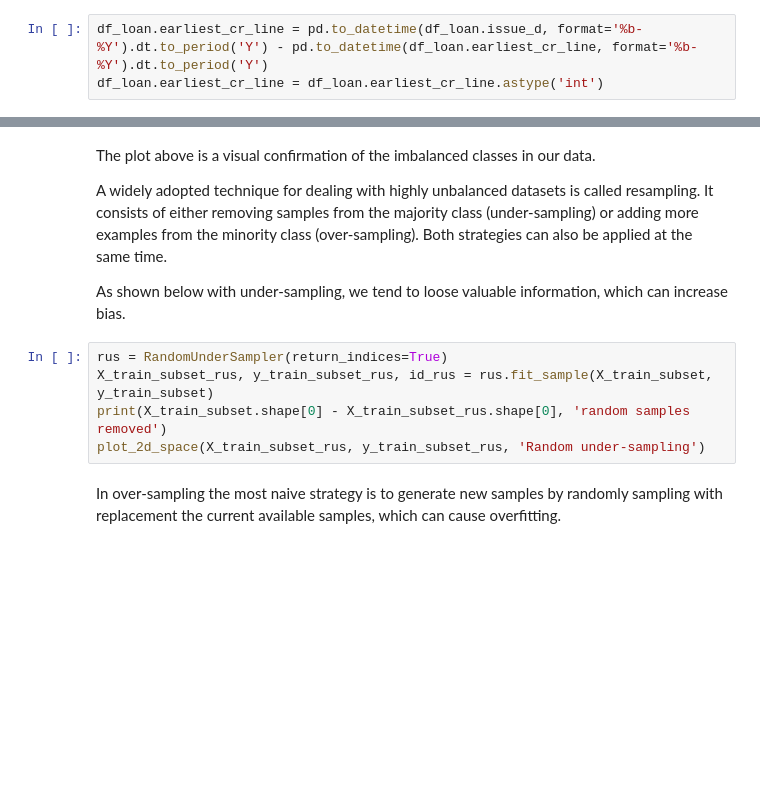
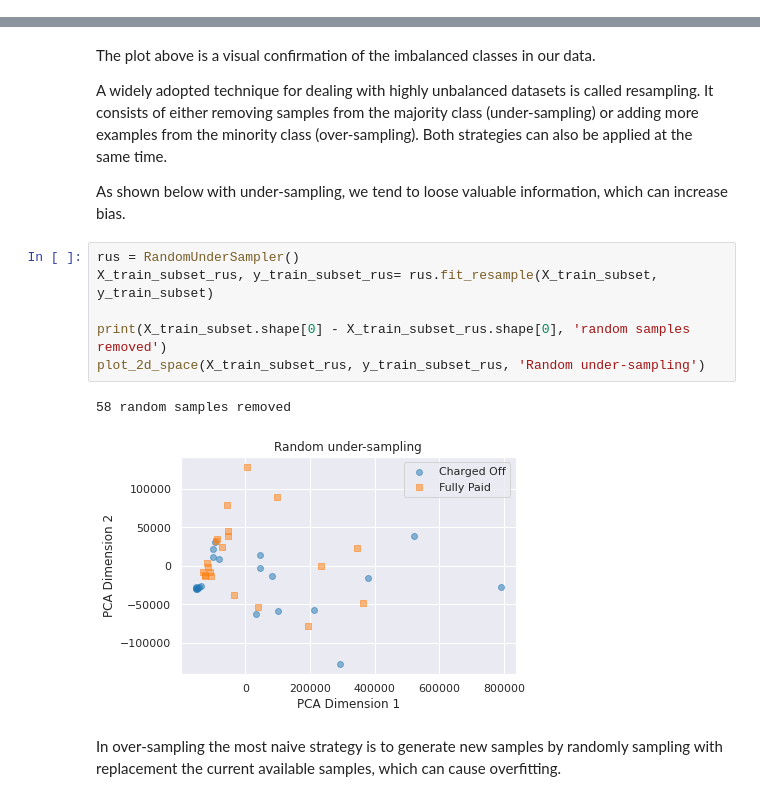
Before and after one commit to Shiqing-Du/BDML, a Jupyter notebook: LC Models.ipynb, the cells around one changed output, grey strips where cells are left out. Drawn from its saved outputs; the diff is of its cells as text; blank space fills up the shorter version.

```diff
--- a/LC Models.ipynb
+++ b/LC Models.ipynb
@@ -320,9 +338,6 @@ df_loan.replace({'loan_status':{'Charged Off': 1, 'Fully Paid': 0}}, inplace=Tru
 df_loan.loan_status = df_loan.loan_status.astype('int')
 # %% [markdown]
 We convert the `earliest_cr_line` feature to the number of years between the earliest credit line and the year when the loan was requested.
-# %%
-df_loan.earliest_cr_line = pd.to_datetime(df_loan.issue_d, format='%b-%Y').dt.to_period('Y') - pd.to_datetime(df_loan.earliest_cr_line, format='%b-%Y').dt.to_period('Y')
-df_loan.earliest_cr_line = df_loan.earliest_cr_line.astype('int')
 # %% [markdown]
 We turn categorical features into binary variables.
 # %%
@@ -402,10 +431,14 @@ A widely adopted technique for dealing with highly unbalanced datasets is called
 
 As shown below with under-sampling, we tend to loose valuable information, which can increase bias.
 # %%
-rus = RandomUnderSampler(return_indices=True)
-X_train_subset_rus, y_train_subset_rus, id_rus = rus.fit_sample(X_train_subset, y_train_subset)
+rus = RandomUnderSampler()
+X_train_subset_rus, y_train_subset_rus= rus.fit_resample(X_train_subset, y_train_subset)
+
 print(X_train_subset.shape[0] - X_train_subset_rus.shape[0], 'random samples removed')
 plot_2d_space(X_train_subset_rus, y_train_subset_rus, 'Random under-sampling')
+# %% [output]
+58 random samples removed
+[figure, added]
 # %% [markdown]
 In over-sampling the most naive strategy is to generate new samples by randomly sampling with replacement the current available samples, which can cause overfitting.
 # %%
```
Also changed, not shown: parts of 29 cells of this notebook.
